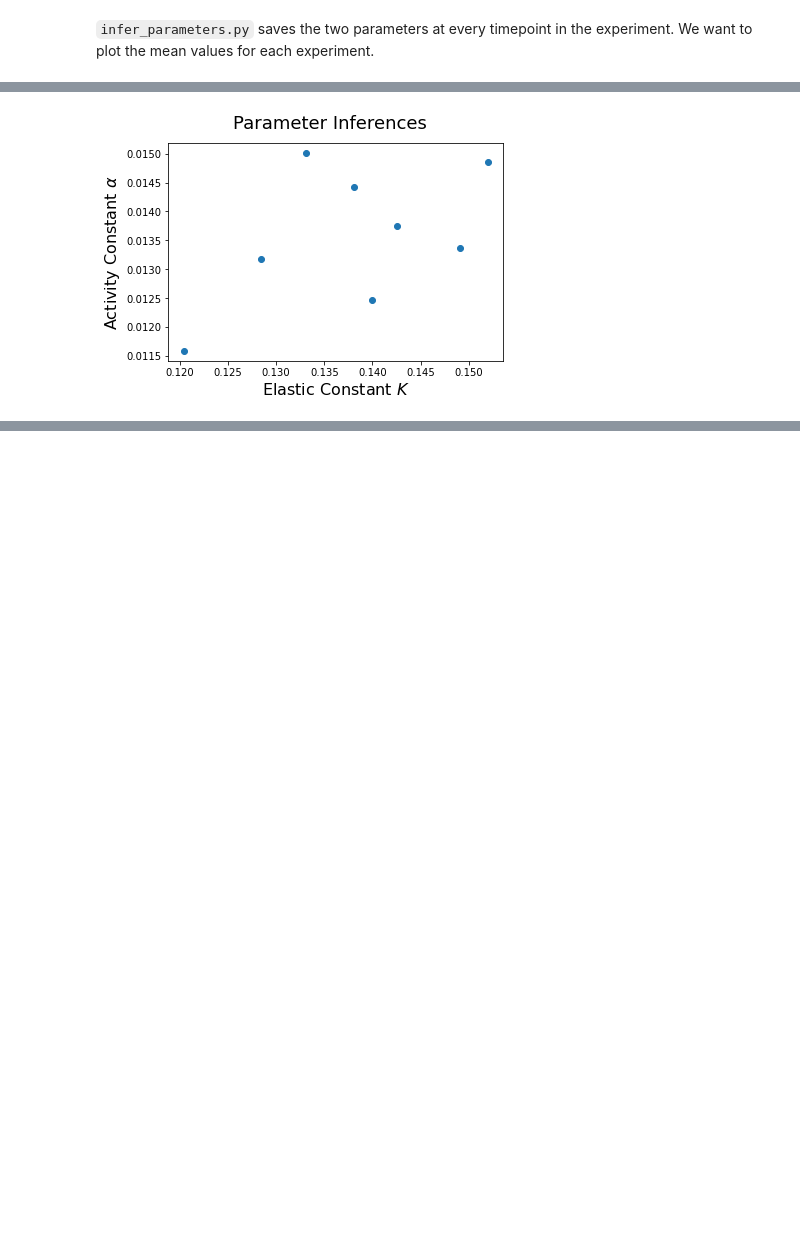
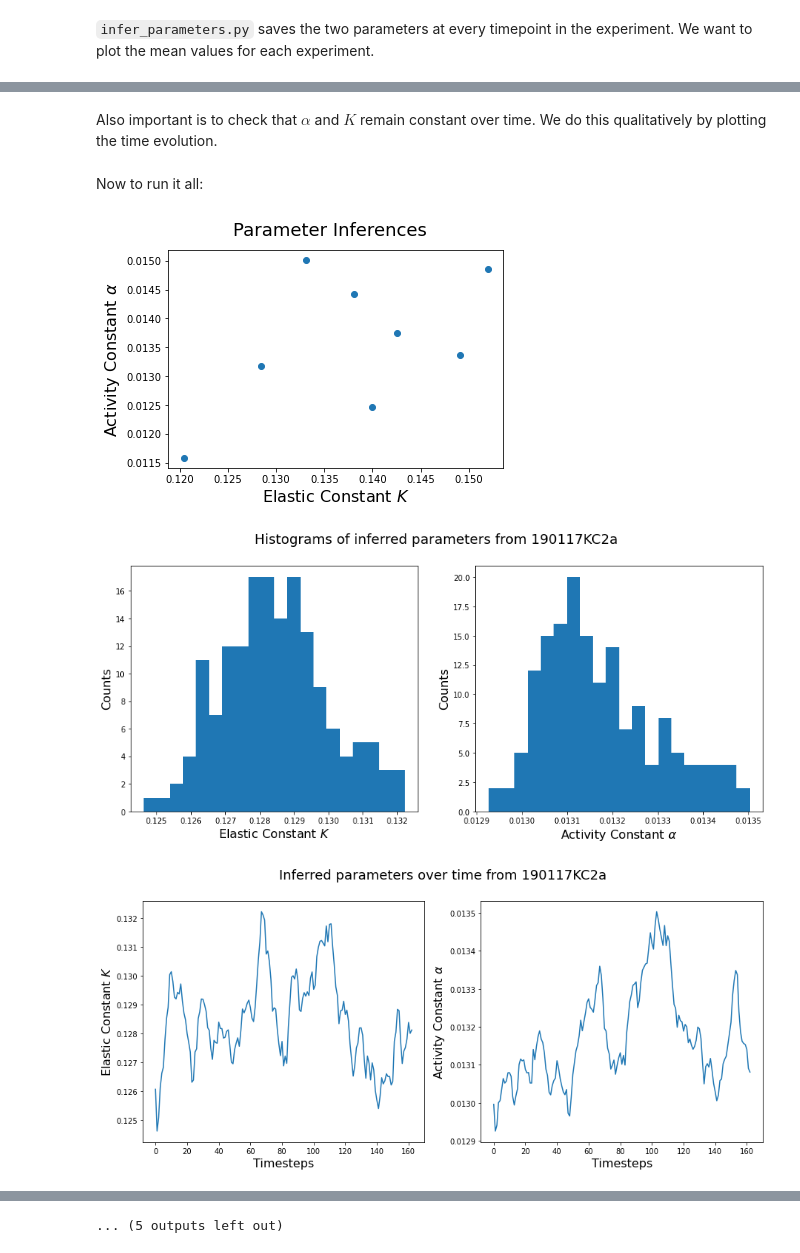
Before and after one commit to kspeich/THESIS, a Jupyter notebook: ML_ActiveNematics-main/parameter_estimation/notebooks/AnalyzeInferences.ipynb, the cells around one changed output, grey strips where cells are left out. Drawn from its saved outputs; the diff is of its cells as text; code cells hidden in the pictures; blank space fills up the shorter version.

```diff
--- a/ML_ActiveNematics-main/parameter_estimation/notebooks/AnalyzeInferences.ipynb
+++ b/ML_ActiveNematics-main/parameter_estimation/notebooks/AnalyzeInferences.ipynb
@@ -35,3 +36,5 @@ def plot_averages(files):
     fig.suptitle('Parameter Inferences', fontsize=18)
     ax.set_xlabel(r'Elastic Constant $K$', fontsize=16)
     ax.set_ylabel(r'Activity Constant $\alpha$', fontsize=16)
+
+    return fig, ax
@@ -38,12 +60,39 @@ def plot_averages(files):
+# %% [markdown]
+Also important is to check that $\alpha$ and $K$ remain constant over time.  We do this qualitatively by plotting the time evolution.
+# %%
+def plot_time_evolution(file):
+    k_list, z_list = get_parameters(file)
+
+    fig, (ax_k, ax_z) = plt.subplots(1, 2, figsize=(15, 6))         # I'll do the K and alpha plots side by side
+
+    # Plotting pandas is actually ridiculously easy, just need to specify the subplot
+    k_list.plot(ax=ax_k)
+    z_list.plot(ax=ax_z)
+
+    fig.suptitle(f'Inferred parameters over time from {Path(file).stem}', fontsize=18)
+    ax_k.set_xlabel('Timesteps', fontsize=16)
+    ax_z.set_xlabel('Timesteps', fontsize=16)
+    ax_k.set_ylabel(r'Elastic Constant $K$', fontsize=16)
+    ax_z.set_ylabel(r'Activity Constant $\alpha$', fontsize=16)
+
+    return fig, (ax_k, ax_z)
+# %% [markdown]
+Now to run it all:
+# %%
+def plot_all(files, output_dir):
+    # Here we also want to save the files because I'm too lazy to manually do it
+    plot_averages(files)[0].savefig(f'{output_dir}/ParameterEstimates.png')         # Need the [0] else we would be saving (fig, ax) but we only want to save fig.  Same for the other plots too.
+    for file in files:
+        make_hist(file)[0].savefig(f'{output_dir}/Histogram{Path(file).stem}.png')
+        plot_time_evolution(file)[0].savefig(f'{output_dir}/TimeEvolution{Path(file).stem}.png')
 # %%
 dir = '../../../data/inferences/ConvNextParameterEstimator_KZ_v3'
-files = [
-    file for file in Path(dir).iterdir()
-    if file.is_file()
-    and file.suffix == ".csv"
-    and not file.name.startswith("._")          # Had to include this bit because my code keeps picking up the metadata files too
-]
+files = [file for file in Path(dir).iterdir() if file.is_file() and file.suffix == ".csv" and not file.name.startswith("._")]
 
-plot_averages(files)
+output_dir = os.path.expanduser('~/Downloads')
+
+plot_all(files, output_dir)
 # %% [output]
 [figure]
+[figure, added]
+[figure, added]
@@ -49,0 +108 @@ plot_averages(files)
+... (5 outputs left out)
```
Also changed, not shown: parts of 5 cells of this notebook.
